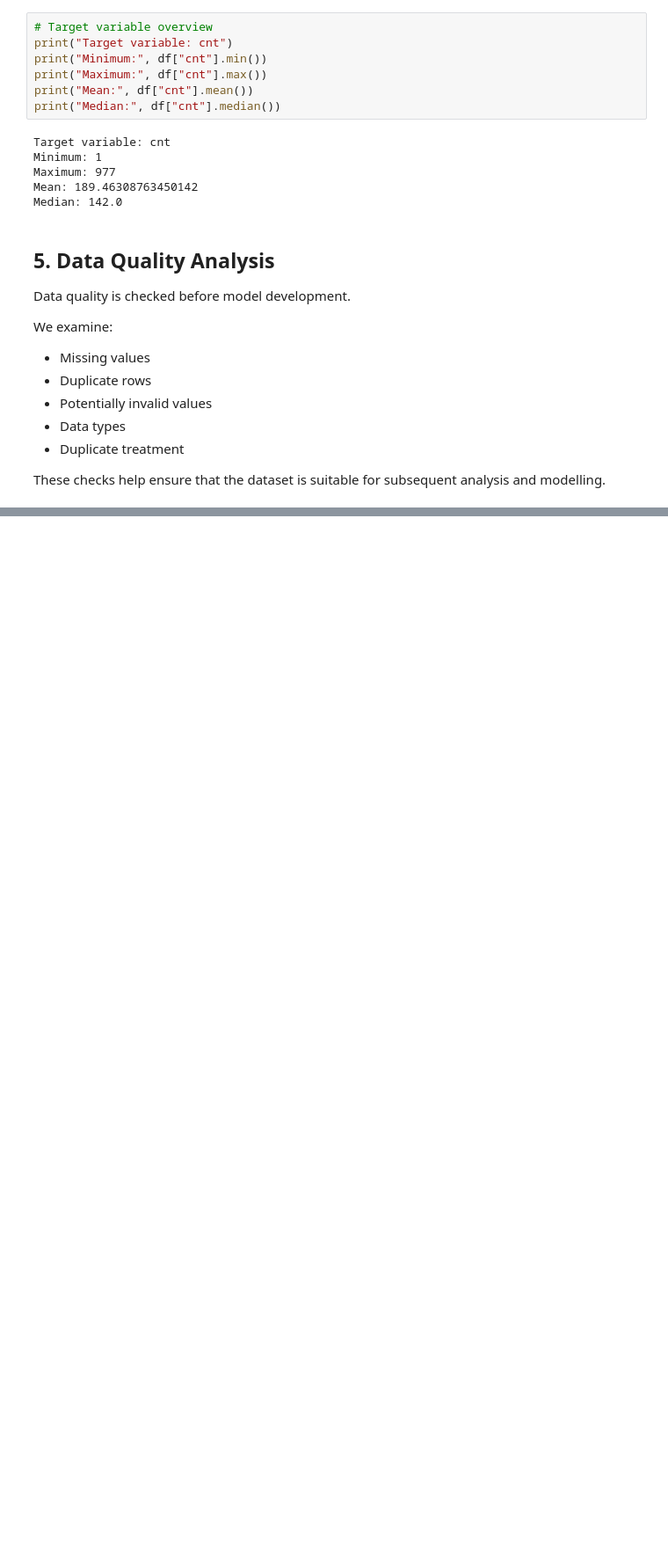
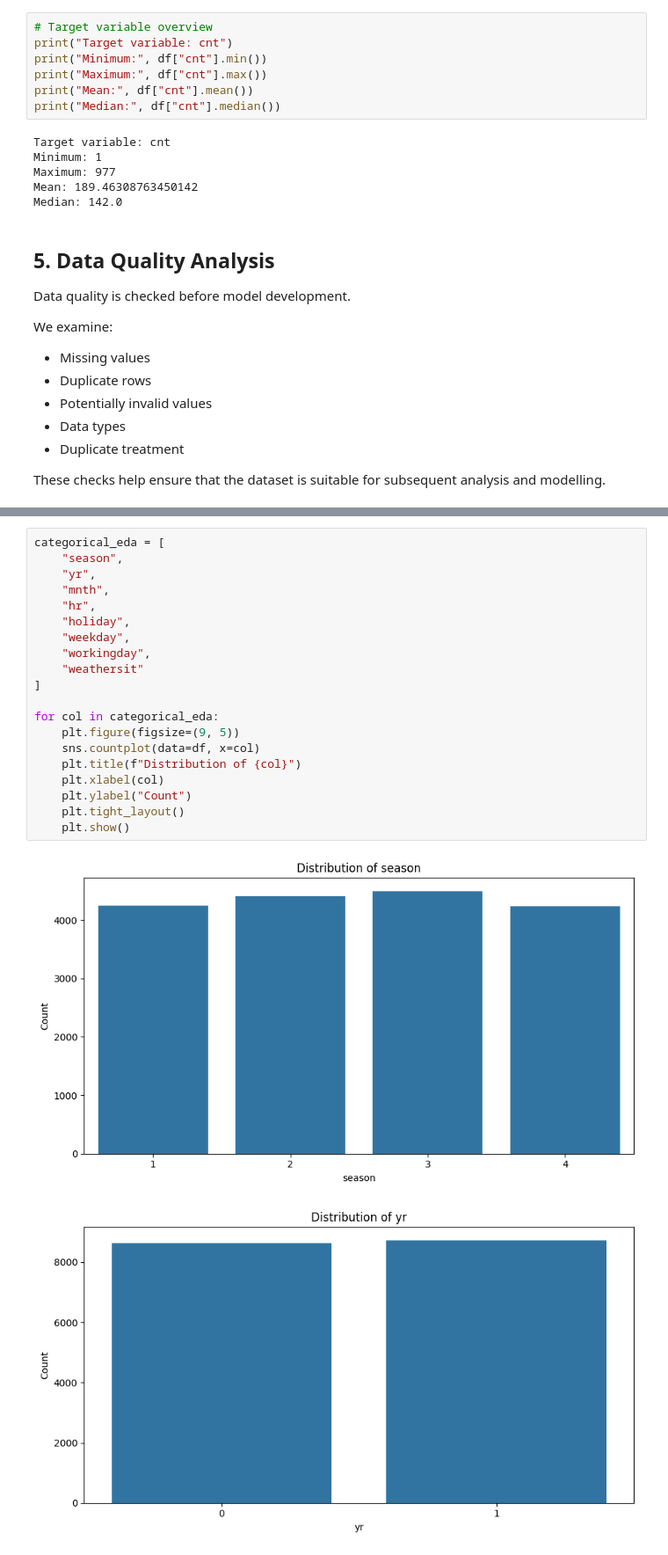
Before and after one commit to vaishnavit67/23cse301-ecommerce-ml-capstone, a Jupyter notebook: Notebooks/Regression.ipynb, the cells around one changed output, grey strips where cells are left out. Shown at 88% size. Cells and saved outputs as stored; diff of their text form; blank space fills up the shorter version.

```diff
--- a/Notebooks/Regression.ipynb
+++ b/Notebooks/Regression.ipynb
@@ -178,0 +263,23 @@ These checks help ensure that the dataset is suitable for subsequent analysis an
+# %%
+categorical_eda = [
+    "season",
+    "yr",
+    "mnth",
+    "hr",
+    "holiday",
+    "weekday",
+    "workingday",
+    "weathersit"
+]
+
+for col in categorical_eda:
+    plt.figure(figsize=(9, 5))
+    sns.countplot(data=df, x=col)
+    plt.title(f"Distribution of {col}")
+    plt.xlabel(col)
+    plt.ylabel("Count")
+    plt.tight_layout()
+    plt.show()
+# %% [output]
+[figure, added]
+[figure, added]
```
Also changed, not shown: parts of 16 cells of this notebook.
